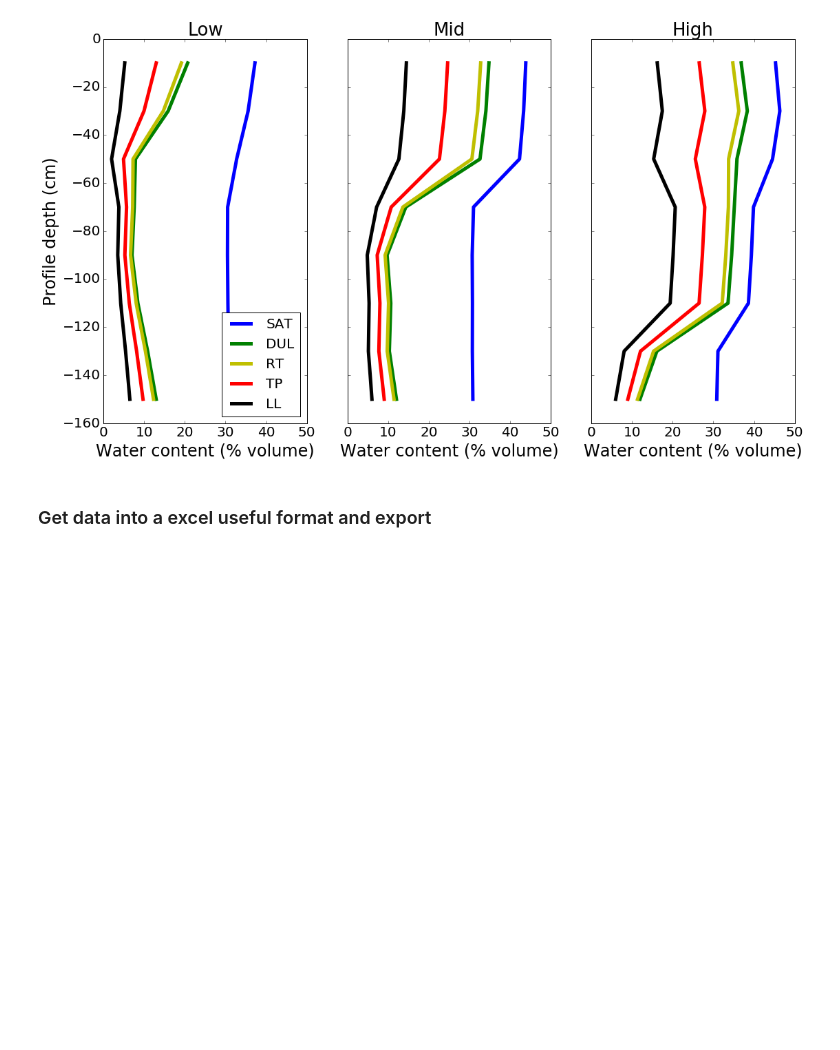
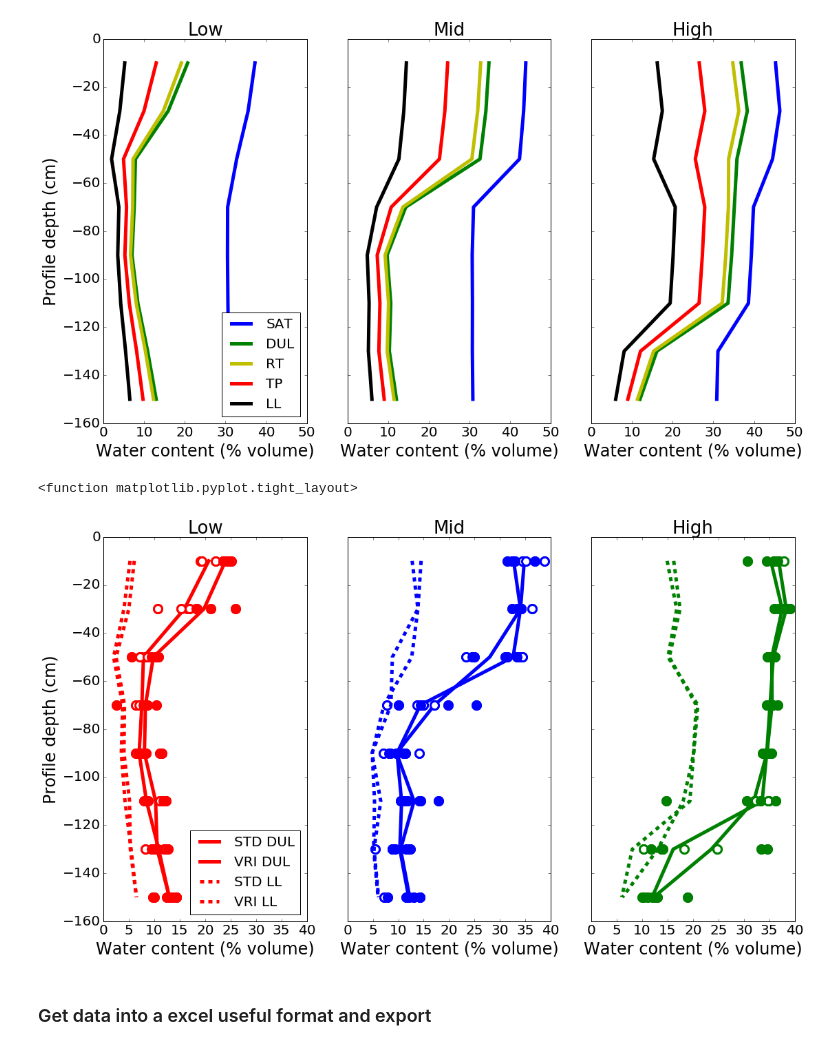
Before and after one commit to HamishBrownPFR/MVI, a Jupyter notebook: RA1.3/SoilWaterSummary.ipynb, the cells around one changed output. Saved outputs shown, nothing was run; the diff lists cells and outputs as text; code cells hidden in the pictures; blank space fills up the shorter version.

```diff
--- a/RA1.3/SoilWaterSummary.ipynb
+++ b/RA1.3/SoilWaterSummary.ipynb
@@ -202,6 +202,50 @@ plt.tight_layout
 # %% [output]
 <function matplotlib.pyplot.tight_layout>
 [figure]
+# %%
+ProfileGraphs = plt.figure(figsize=(18,10))
+axes = []
+PlotPos = 1
+Zcols = ['r','b','g']
+for ZoneID in ['Low','Mid','High']:
+    axes.append(ProfileGraphs.add_subplot(1,3,PlotPos))
+    cols = ['cyan','k']
+    labs = ['DUL','LL']
+    lines = ['-','--']
+    yloc = [-130,-140,-150]
+    lpos = 0
+    for Data in [DUL,LL]:
+        pos = 0
+        for I in Irrigs:
+            Filter = (Data.Zone == ZoneID) & (Data.Irrig == I)
+            ParamWC = Data.ix[Filter,['D0','D1','D2','D3','D4','D5','D6','D7']]
+            TreatMean = ParamWC.median()
+            plt.plot(TreatMean,[-10,-30,-50,-70,-90,-110,-130,-150],lines[lpos],color=Zcols[PlotPos-1],lw=5,label=I + ' ' + labs[lpos])
+            plt.title(ZoneID,fontsize=26)
+            ZoneFC = DUL.ix[DUL.Zone==ZoneID,['D0','D1','D2','D3','D4','D5','D6','D7']]
+            for plot in ZoneFC.index:
+                if Data.ix[plot,'Irrig'] == I:
+                    if I == 'STD':
+                        fillC = 'W'
+                    else:
+                        fillC = Zcols[PlotPos-1]
+                    plt.plot(ZoneFC.ix[plot].values,[-10,-30,-50,-70,-90,-110,-130,-150],'o', mec = Zcols[PlotPos-1],mfc = fillC,ms=12,mew=3)
+            pos += 1
+        lpos+=1
+    if PlotPos in [2,3]:
+        axes[PlotPos-1].tick_params(labelleft='off')
+    if PlotPos ==1:
+        plt.ylabel('Profile depth (cm)',fontsize=24)
+        plt.legend(loc=4,fontsize=20)
+    plt.xlabel('Water content (% volume)',fontsize=24)
+    plt.tick_params(labelsize=20)
+    plt.xlim(0,40)
+    PlotPos += 1
+
+plt.tight_layout
+# %% [output]
+<function matplotlib.pyplot.tight_layout>
+[figure, added]
 # %%
 Params = ['SAT','DUL','RT','TP','LL']
 for dep in SoilWaterData.sort_index(axis=1).columns[:8]:
```
Also changed, not shown: parts of 10 cells of this notebook, 1 other file.
